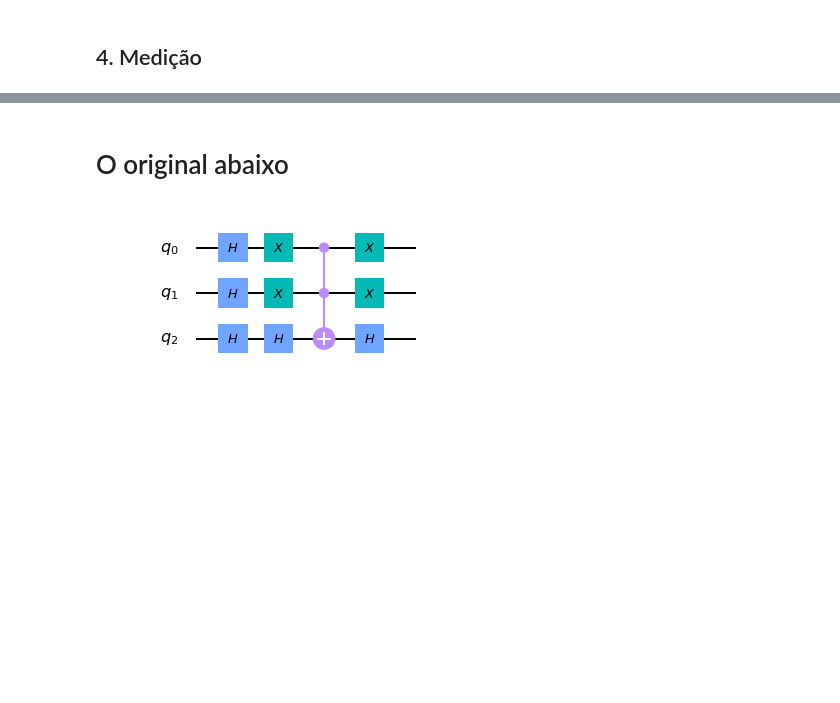
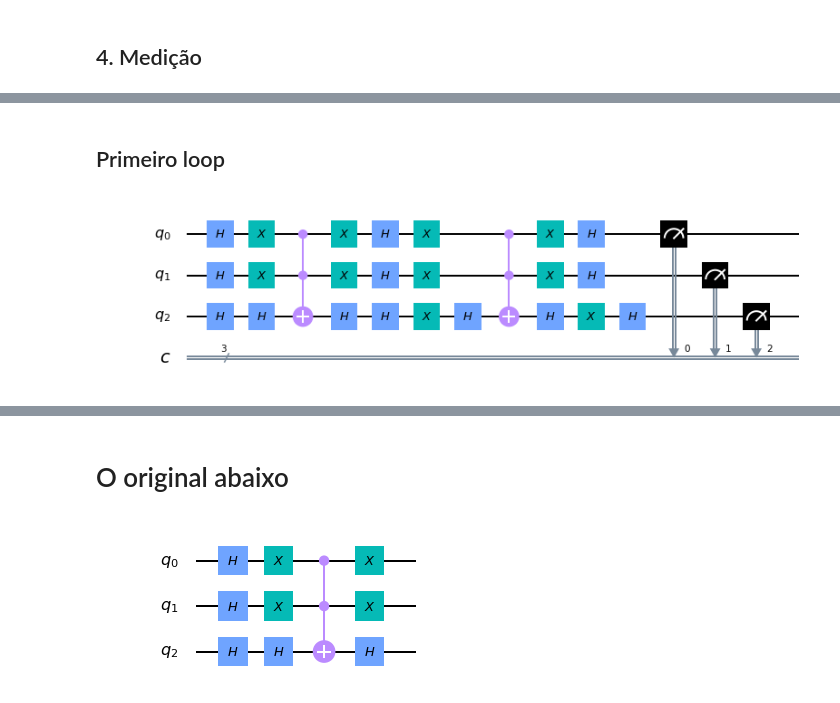
Before and after one commit to SiIky/ic-1920-tp, a Jupyter notebook: tp2/TP2.ipynb, the cells around one changed output, grey strips where cells are left out. Saved outputs shown, nothing was run; the diff lists cells and outputs as text; code cells hidden in the pictures; blank space fills up the shorter version.

Commit message:
Add 1st, 2nd, and 3rd loops of the Grover iterator

```diff
--- a/tp2/TP2.ipynb
+++ b/tp2/TP2.ipynb
@@ -156,0 +191,7 @@ histogram(circuit, result)
+# %% [markdown]
+## Primeiro loop
+# %%
+circuit = concat_circuits([ init ] + ([ oracle, amplifier ] * 1) + [ measurements ])
+circuit.draw('mpl')
+# %% [output]
+[figure, added]
```
Also changed, not shown: parts of 23 cells of this notebook.
